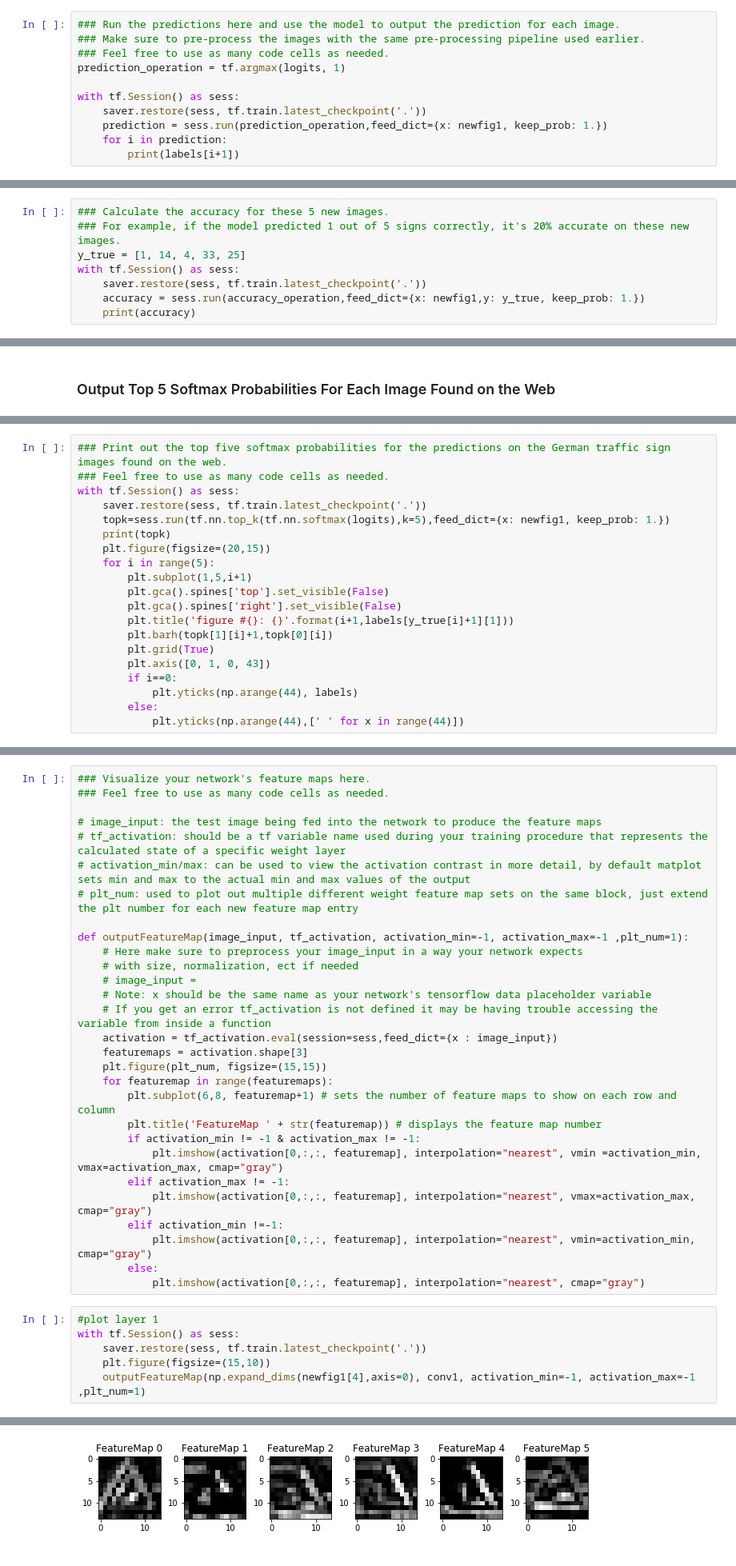
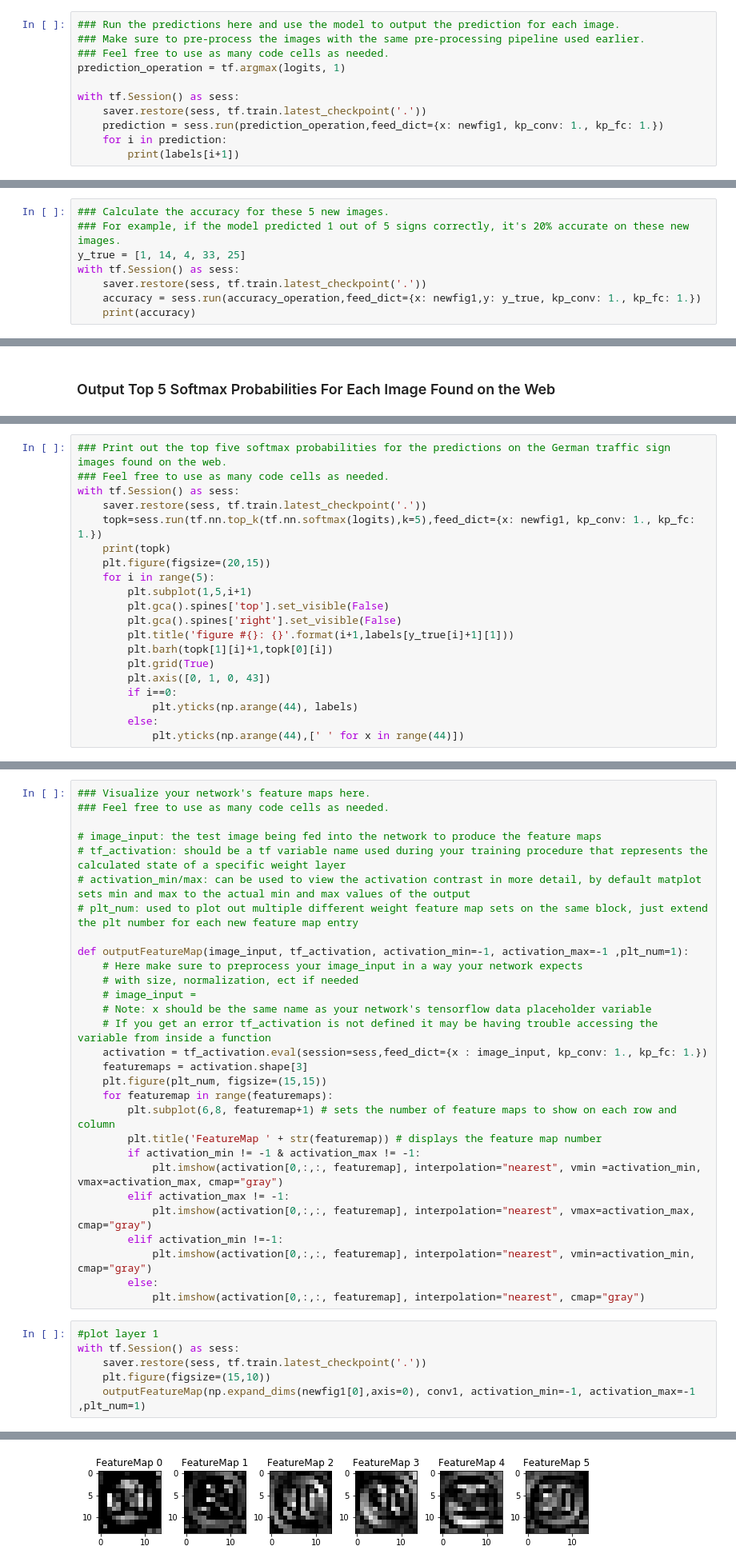
Before and after one commit to nickpoerio/CarND-Traffic-Sign-Classifier-Project, a Jupyter notebook: Traffic_Sign_Classifier.ipynb, the cells around one changed output, grey strips where cells are left out. Shown at 80% size. Drawn from its saved outputs; the diff is of its cells as text.

```diff
--- a/Traffic_Sign_Classifier.ipynb
+++ b/Traffic_Sign_Classifier.ipynb
@@ -554,7 +556,7 @@ prediction_operation = tf.argmax(logits, 1)
 
 with tf.Session() as sess:
     saver.restore(sess, tf.train.latest_checkpoint('.'))
-    prediction = sess.run(prediction_operation,feed_dict={x: newfig1, keep_prob: 1.})
+    prediction = sess.run(prediction_operation,feed_dict={x: newfig1, kp_conv: 1., kp_fc: 1.})
     for i in prediction:
         print(labels[i+1])
 # %% [output]
@@ -572,7 +574,7 @@ INFO:tensorflow:Restoring parameters from .\lenet
 y_true = [1, 14, 4, 33, 25]
 with tf.Session() as sess:
     saver.restore(sess, tf.train.latest_checkpoint('.'))
-    accuracy = sess.run(accuracy_operation,feed_dict={x: newfig1,y: y_true, keep_prob: 1.})
+    accuracy = sess.run(accuracy_operation,feed_dict={x: newfig1,y: y_true, kp_conv: 1., kp_fc: 1.})
     print(accuracy)
 # %% [output]
 INFO:tensorflow:Restoring parameters from .\lenet
@@ -622,7 +624,7 @@ Looking just at the first row we get `[ 0.34763842,  0.24879643,  0.12789202]`,
 ### Feel free to use as many code cells as needed.
 with tf.Session() as sess:
     saver.restore(sess, tf.train.latest_checkpoint('.'))
-    topk=sess.run(tf.nn.top_k(tf.nn.softmax(logits),k=5),feed_dict={x: newfig1, keep_prob: 1.})
+    topk=sess.run(tf.nn.top_k(tf.nn.softmax(logits),k=5),feed_dict={x: newfig1, kp_conv: 1., kp_fc: 1.})
     print(topk)
     plt.figure(figsize=(20,15))
     for i in range(5):
@@ -695,7 +697,7 @@ def outputFeatureMap(image_input, tf_activation, activation_min=-1, activation_m
     # image_input =
     # Note: x should be the same name as your network's tensorflow data placeholder variable
     # If you get an error tf_activation is not defined it may be having trouble accessing the variable from inside a function
-    activation = tf_activation.eval(session=sess,feed_dict={x : image_input})
+    activation = tf_activation.eval(session=sess,feed_dict={x : image_input, kp_conv: 1., kp_fc: 1.})
     featuremaps = activation.shape[3]
     plt.figure(plt_num, figsize=(15,15))
     for featuremap in range(featuremaps):
@@ -712,9 +714,9 @@ def outputFeatureMap(image_input, tf_activation, activation_min=-1, activation_m
 # %%
 #plot layer 1
 with tf.Session() as sess:
     saver.restore(sess, tf.train.latest_checkpoint('.'))
     plt.figure(figsize=(15,10))
-    outputFeatureMap(np.expand_dims(newfig1[4],axis=0), conv1, activation_min=-1, activation_max=-1 ,plt_num=1)
+    outputFeatureMap(np.expand_dims(newfig1[0],axis=0), conv1, activation_min=-1, activation_max=-1 ,plt_num=1)
 # %% [output]
 INFO:tensorflow:Restoring parameters from .\lenet
-[figure, old version]
+[figure, new version]
```
Also changed, not shown: parts of 8 cells of this notebook, 7 other files.
